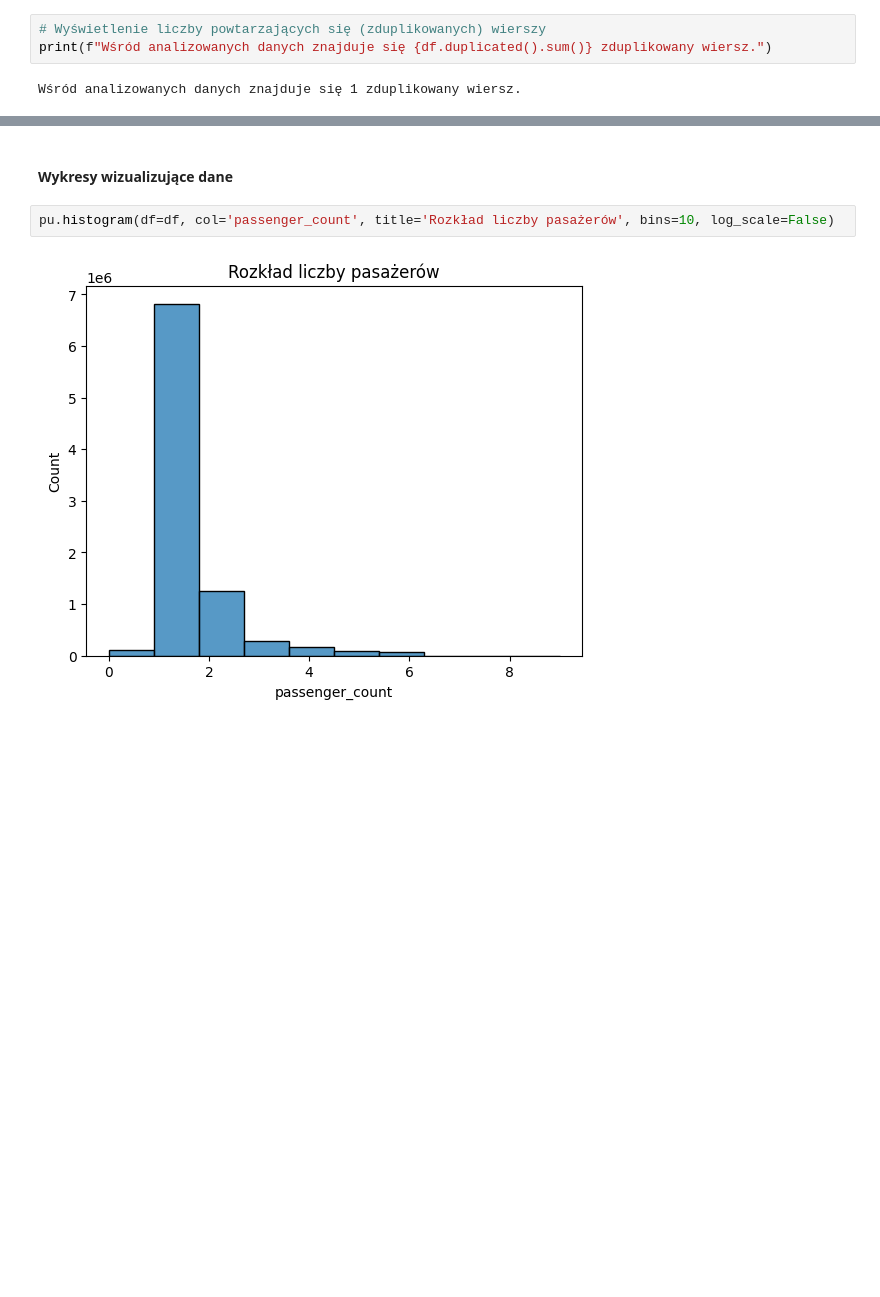
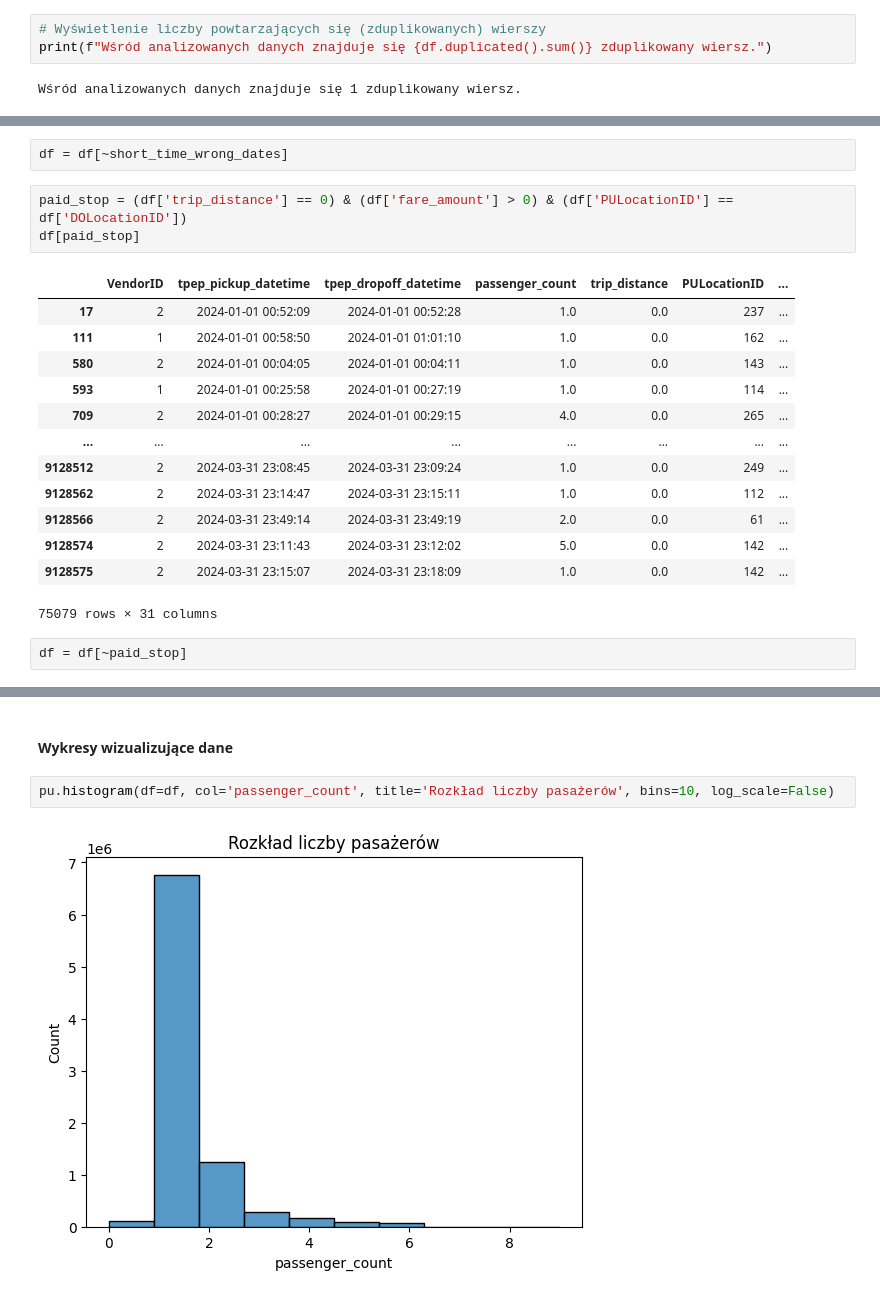
Before and after one commit to piotrkoz00/ds360-task-pmk, a Jupyter notebook: PMK_analiza_NYC.ipynb, the cells around one changed output, grey strips where cells are left out. Drawn from its saved outputs; the diff is of its cells as text; blank space fills up the shorter version.

```diff
--- a/PMK_analiza_NYC.ipynb
+++ b/PMK_analiza_NYC.ipynb
@@ -198,0 +326,21 @@ Wśród analizowanych danych znajduje się 1 zduplikowany wiersz.
+# %%
+df = df[~short_time_wrong_dates]
+# %%
+paid_stop = (df['trip_distance'] == 0) & (df['fare_amount'] > 0) & (df['PULocationID'] == df['DOLocationID'])
+df[paid_stop]
+# %% [output]
+|  | VendorID | tpep_pickup_datetime | tpep_dropoff_datetime | passenger_count | trip_distance | PULocationID | ... |
+| 17 | 2 | 2024-01-01 00:52:09 | 2024-01-01 00:52:28 | 1.0 | 0.0 | 237 | ... |
+| 111 | 1 | 2024-01-01 00:58:50 | 2024-01-01 01:01:10 | 1.0 | 0.0 | 162 | ... |
+| 580 | 2 | 2024-01-01 00:04:05 | 2024-01-01 00:04:11 | 1.0 | 0.0 | 143 | ... |
+| 593 | 1 | 2024-01-01 00:25:58 | 2024-01-01 00:27:19 | 1.0 | 0.0 | 114 | ... |
+| 709 | 2 | 2024-01-01 00:28:27 | 2024-01-01 00:29:15 | 4.0 | 0.0 | 265 | ... |
+| ... | ... | ... | ... | ... | ... | ... | ... |
+| 9128512 | 2 | 2024-03-31 23:08:45 | 2024-03-31 23:09:24 | 1.0 | 0.0 | 249 | ... |
+| 9128562 | 2 | 2024-03-31 23:14:47 | 2024-03-31 23:15:11 | 1.0 | 0.0 | 112 | ... |
+| 9128566 | 2 | 2024-03-31 23:49:14 | 2024-03-31 23:49:19 | 2.0 | 0.0 | 61 | ... |
+| 9128574 | 2 | 2024-03-31 23:11:43 | 2024-03-31 23:12:02 | 5.0 | 0.0 | 142 | ... |
+| 9128575 | 2 | 2024-03-31 23:15:07 | 2024-03-31 23:18:09 | 1.0 | 0.0 | 142 | ... |
+75079 rows × 31 columns
+# %%
+df = df[~paid_stop]
```
Also changed, not shown: parts of 34 cells of this notebook, 2 other files.
